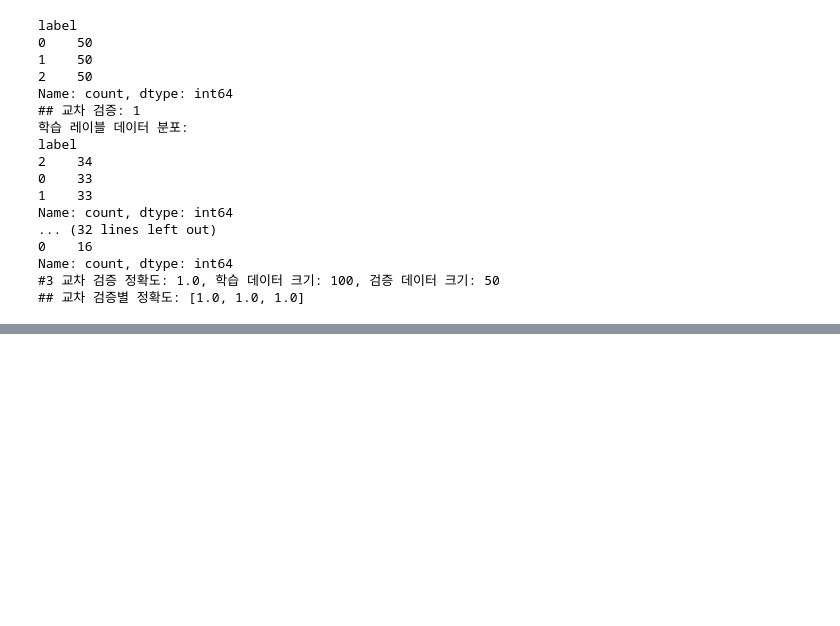
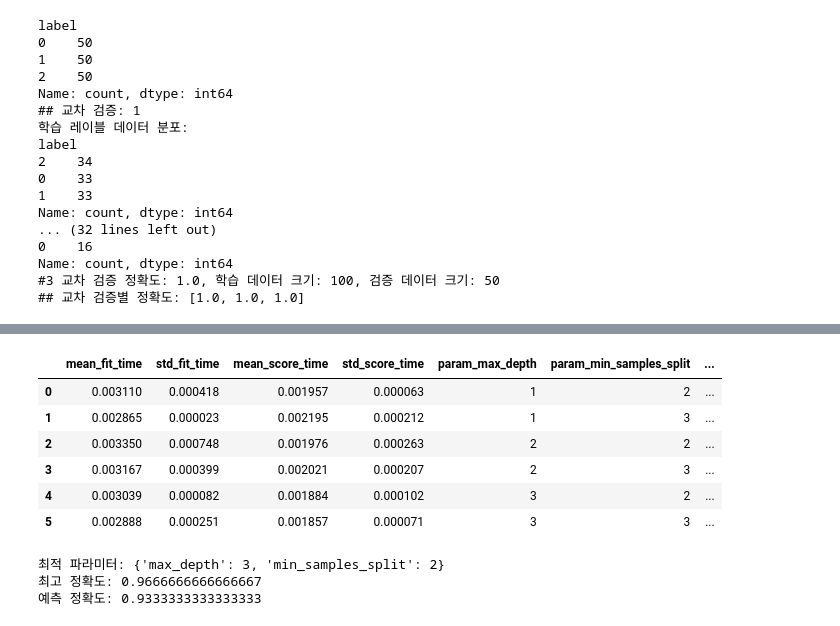
Before and after one commit to 2JIHAN/inflearn-machine-learning, a Jupyter notebook: chap02_scikit-learn.ipynb, the cells around one changed output, grey strips where cells are left out. Drawn from its saved outputs; the diff is of its cells as text; code cells hidden in the pictures; blank space fills up the shorter version.

Commit message:
GridSearchCV 공부

```diff
--- a/chap02_scikit-learn.ipynb
+++ b/chap02_scikit-learn.ipynb
@@ -298,0 +351,55 @@ Name: count, dtype: int64
+# %%
+# GridSearchCV
+
+import numpy as np
+import pandas as pd
+from sklearn.datasets import load_iris
+from sklearn.tree import DecisionTreeClassifier
+from sklearn.metrics import accuracy_score
+from sklearn.model_selection import train_test_split, GridSearchCV
+
+# 데이터 준비. DataFrame 형으로.
+iris = load_iris(as_frame=True)
+iris_data_df = iris.data
+iris_label=iris.target
+
+# train data와 test data로 분리.
+# X_train, X_test = train_test_split(iris_data_df, test_size=0.2, random_state=11)
+# y_train, y_test= train_test_split(iris_label, test_size=0.2, random_state=11)
+X_train, X_test, y_train, y_test = train_test_split(iris_data_df, iris_label, test_size=0.2, random_state=11)
+
+# parameter들을 dictionary 형태로 설정.
+parameters = {'max_depth':[1,2,3],'min_samples_split':[2,3]}
+
+
+# params_grid의 하이퍼 패러미터들을 3개의 train, test set fold로 나누어 테스트 수행 설정.
+# refit=True 가 기본값. True면 가장 좋은 패러미터 설정으로 재학습시킴.
+# GridSearchCV
+dt_clf=DecisionTreeClassifier(random_state=156)
+grid_dtree=GridSearchCV(estimator=dt_clf, param_grid=parameters, cv=3, refit=True, return_train_score=True)
+
+# 붓꽃 train 데이터로 param_grid의 하이퍼 패러미터를 순차적으로 학습/평가.
+grid_dtree.fit(X_train, y_train)
+
+# GridSearchCV 결과는 학습된모델.cv_results_ 라는 딕셔너리로 저장 됨.
+cv_results_df= pd.DataFrame(grid_dtree.cv_results_)
+display(cv_results_df)
+
+# 최적 파라미터는 학습된모델.best_params_, 최고 정확도는 학습된모델.best_score_
+print(f'최적 파라미터: {grid_dtree.best_params_}')
+print(f'최고 정확도: {grid_dtree.best_score_}')
+
+# refit=True로 설정된 GridSearchCV 객체가 fit() 수행 시, 최적 패러미터로 학습완료된 Estimator를 내포하고 있으므로 predict() 수행 가능.
+pred=grid_dtree.predict(X_test)
+print(f'예측 정확도: {accuracy_score(pred,y_test)}')
+# %% [output]
+|  | mean_fit_time | std_fit_time | mean_score_time | std_score_time | param_max_depth | param_min_samples_split | ... |
+| 0 | 0.003110 | 0.000418 | 0.001957 | 0.000063 | 1 | 2 | ... |
+| 1 | 0.002865 | 0.000023 | 0.002195 | 0.000212 | 1 | 3 | ... |
+| 2 | 0.003350 | 0.000748 | 0.001976 | 0.000263 | 2 | 2 | ... |
+| 3 | 0.003167 | 0.000399 | 0.002021 | 0.000207 | 2 | 3 | ... |
+| 4 | 0.003039 | 0.000082 | 0.001884 | 0.000102 | 3 | 2 | ... |
+| 5 | 0.002888 | 0.000251 | 0.001857 | 0.000071 | 3 | 3 | ... |
+최적 파라미터: {'max_depth': 3, 'min_samples_split': 2}
+최고 정확도: 0.9666666666666667
+예측 정확도: 0.9333333333333333
```
Also changed, not shown: parts of 4 cells of this notebook.
